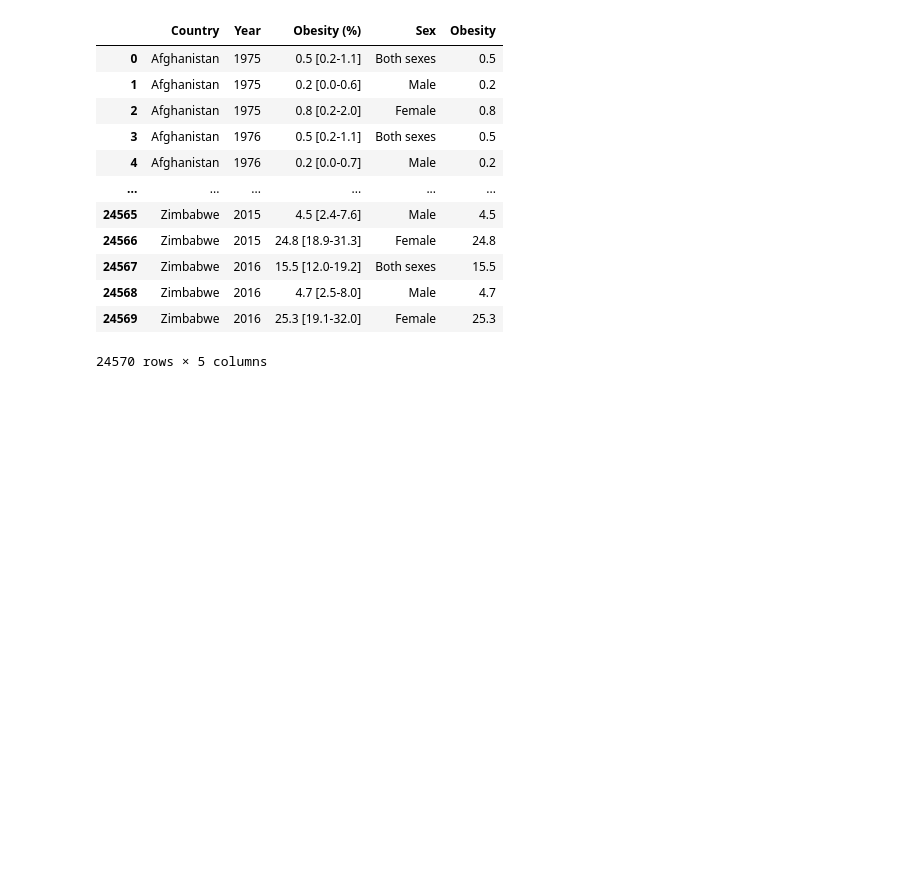
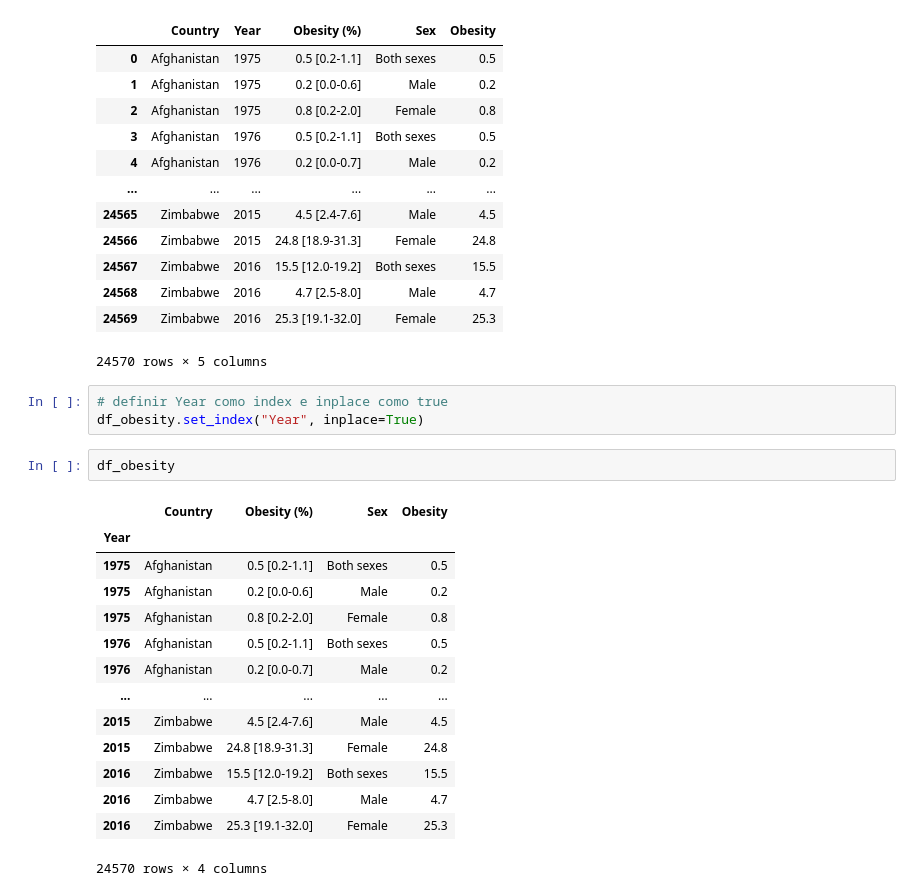
Before and after one commit to ludiemert/Analyzing_Data_Pandas_SQL, a Jupyter notebook: 4_Projectos/2_DataAnalysis_Global_Obesity/DataAnalysis_GlobalObesity.ipynb, the cells around one changed output. Saved outputs shown, nothing was run; the diff lists cells and outputs as text; blank space fills up the shorter version.

```diff
--- a/4_Projectos/2_DataAnalysis_Global_Obesity/DataAnalysis_GlobalObesity.ipynb
+++ b/4_Projectos/2_DataAnalysis_Global_Obesity/DataAnalysis_GlobalObesity.ipynb
@@ -208,3 +208,23 @@ df_obesity
 | 24568 | Zimbabwe | 2016 | 4.7 [2.5-8.0] | Male | 4.7 |
 | 24569 | Zimbabwe | 2016 | 25.3 [19.1-32.0] | Female | 25.3 |
 24570 rows × 5 columns
+# %%
+# definir Year como index e inplace como true
+df_obesity.set_index("Year", inplace=True)
+# %%
+df_obesity
+# %% [output]
+|  | Country | Obesity (%) | Sex | Obesity |
+| Year |  |  |  |  |
+| 1975 | Afghanistan | 0.5 [0.2-1.1] | Both sexes | 0.5 |
+| 1975 | Afghanistan | 0.2 [0.0-0.6] | Male | 0.2 |
+| 1975 | Afghanistan | 0.8 [0.2-2.0] | Female | 0.8 |
+| 1976 | Afghanistan | 0.5 [0.2-1.1] | Both sexes | 0.5 |
+| 1976 | Afghanistan | 0.2 [0.0-0.7] | Male | 0.2 |
+| ... | ... | ... | ... | ... |
+| 2015 | Zimbabwe | 4.5 [2.4-7.6] | Male | 4.5 |
+| 2015 | Zimbabwe | 24.8 [18.9-31.3] | Female | 24.8 |
+| 2016 | Zimbabwe | 15.5 [12.0-19.2] | Both sexes | 15.5 |
+| 2016 | Zimbabwe | 4.7 [2.5-8.0] | Male | 4.7 |
+| 2016 | Zimbabwe | 25.3 [19.1-32.0] | Female | 25.3 |
+24570 rows × 4 columns
```
Also changed, not shown: parts of 5 cells of this notebook.
